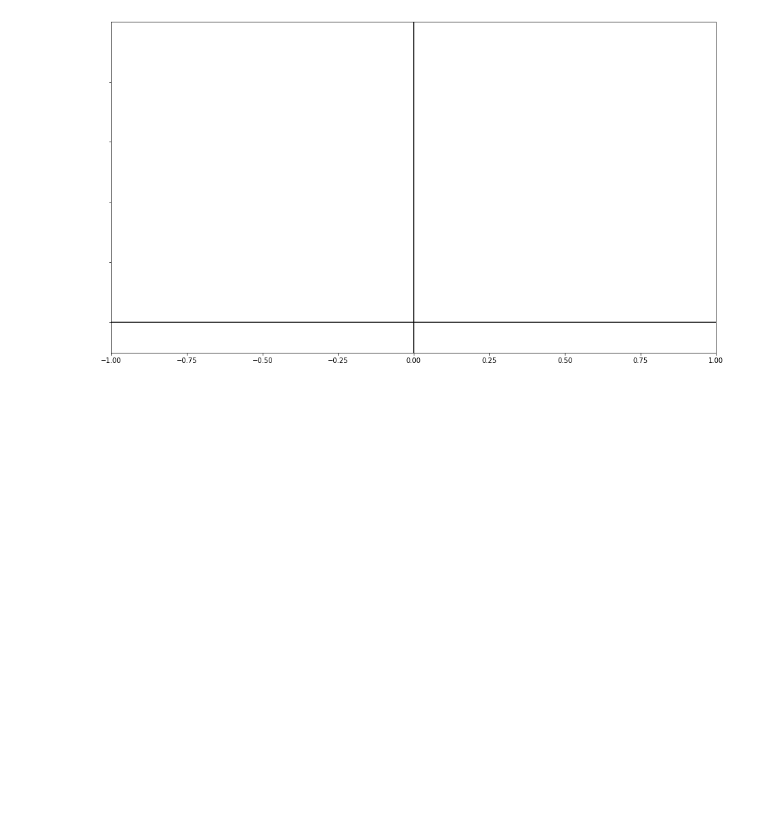
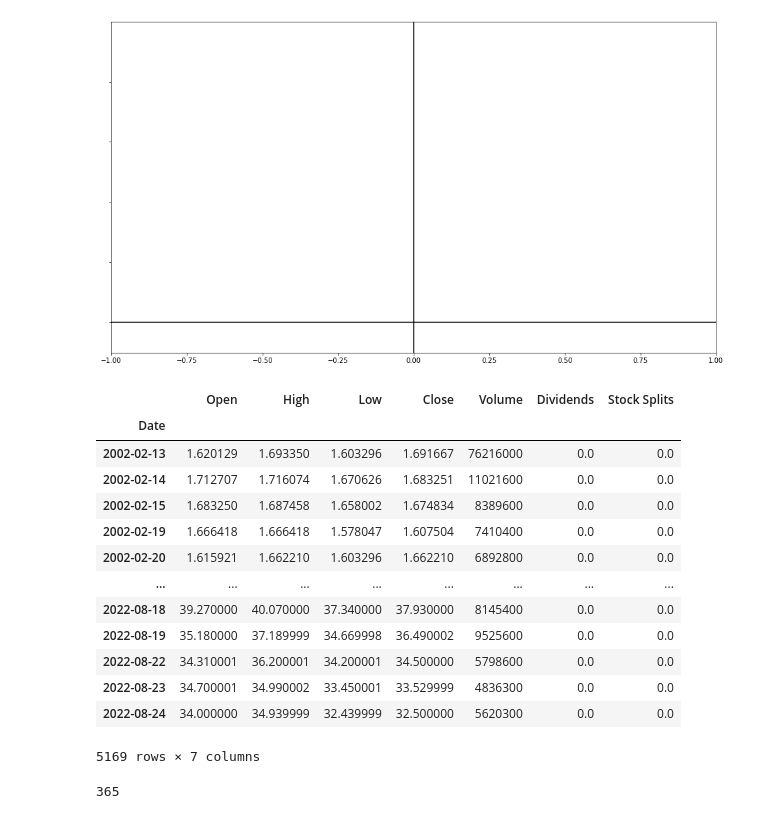
Before and after one commit to kirpi-1/stocks, a Jupyter notebook: notes.ipynb, the cells around one changed output. Cells and saved outputs as stored; diff of their text form; code cells hidden in the pictures; blank space fills up the shorter version.

```diff
--- a/notes.ipynb
+++ b/notes.ipynb
@@ -295,3 +330,26 @@ files = os.listdir('distributions')
 files = [f for f in files if 'distributions' in f]
 for f in files:
     subprocess.run(['python','generate_distribution_plots.py', f"distributions/{f}"])
+# %%
+import logging
+import pandas as pd
+import yfinance as yf
+ticker = "GME"
+d = yf.Ticker(ticker).history(period="max")
+# %%
+d
+# %% [output]
+|  | Open | High | Low | Close | Volume | Dividends | Stock Splits |
+| Date |  |  |  |  |  |  |  |
+| 2002-02-13 | 1.620129 | 1.693350 | 1.603296 | 1.691667 | 76216000 | 0.0 | 0.0 |
+| 2002-02-14 | 1.712707 | 1.716074 | 1.670626 | 1.683251 | 11021600 | 0.0 | 0.0 |
+| 2002-02-15 | 1.683250 | 1.687458 | 1.658002 | 1.674834 | 8389600 | 0.0 | 0.0 |
+| 2002-02-19 | 1.666418 | 1.666418 | 1.578047 | 1.607504 | 7410400 | 0.0 | 0.0 |
+| 2002-02-20 | 1.615921 | 1.662210 | 1.603296 | 1.662210 | 6892800 | 0.0 | 0.0 |
+| ... | ... | ... | ... | ... | ... | ... | ... |
+| 2022-08-18 | 39.270000 | 40.070000 | 37.340000 | 37.930000 | 8145400 | 0.0 | 0.0 |
+| 2022-08-19 | 35.180000 | 37.189999 | 34.669998 | 36.490002 | 9525600 | 0.0 | 0.0 |
+| 2022-08-22 | 34.310001 | 36.200001 | 34.200001 | 34.500000 | 5798600 | 0.0 | 0.0 |
+| 2022-08-23 | 34.700001 | 34.990002 | 33.450001 | 33.529999 | 4836300 | 0.0 | 0.0 |
+| 2022-08-24 | 34.000000 | 34.939999 | 32.439999 | 32.500000 | 5620300 | 0.0 | 0.0 |
+5169 rows × 7 columns
@@ -297,0 +385,4 @@ for f in files:
+# %%
+a.days - 1
+# %% [output]
+365
```
Also changed, not shown: parts of 5 cells of this notebook, 13 other files.
